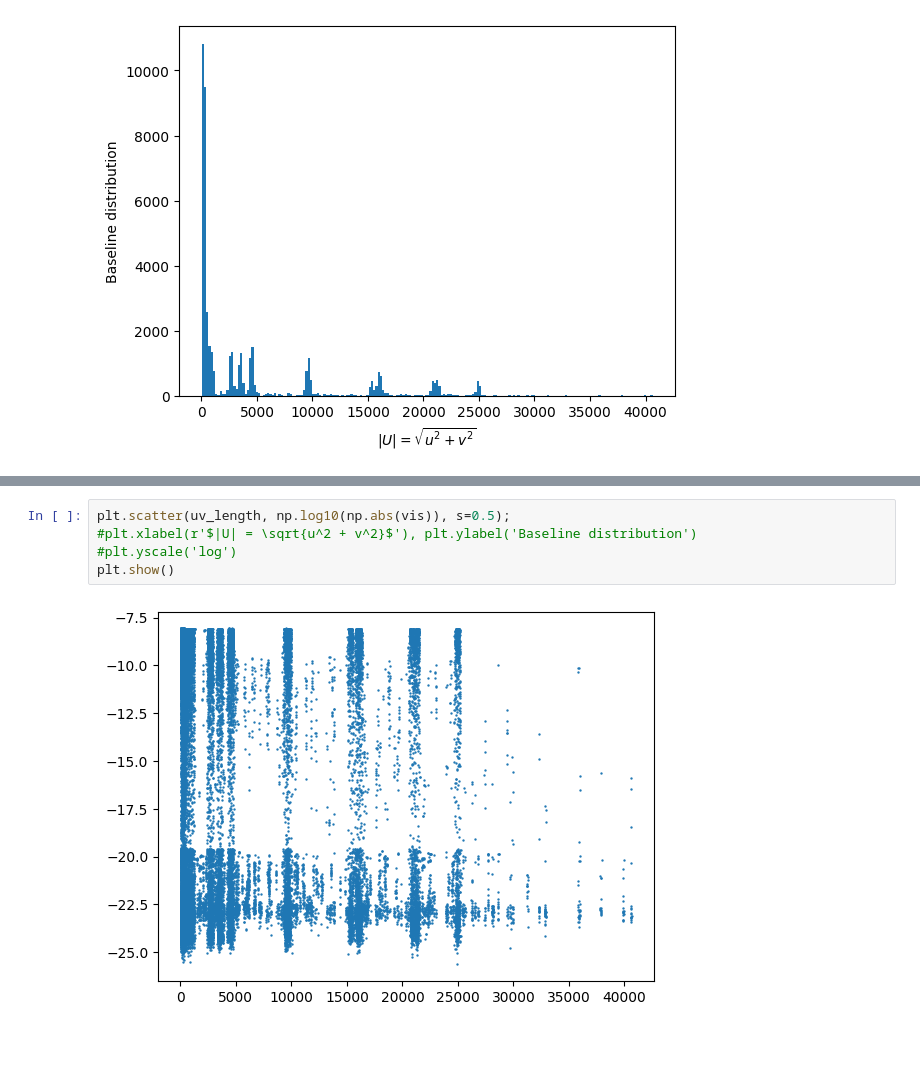
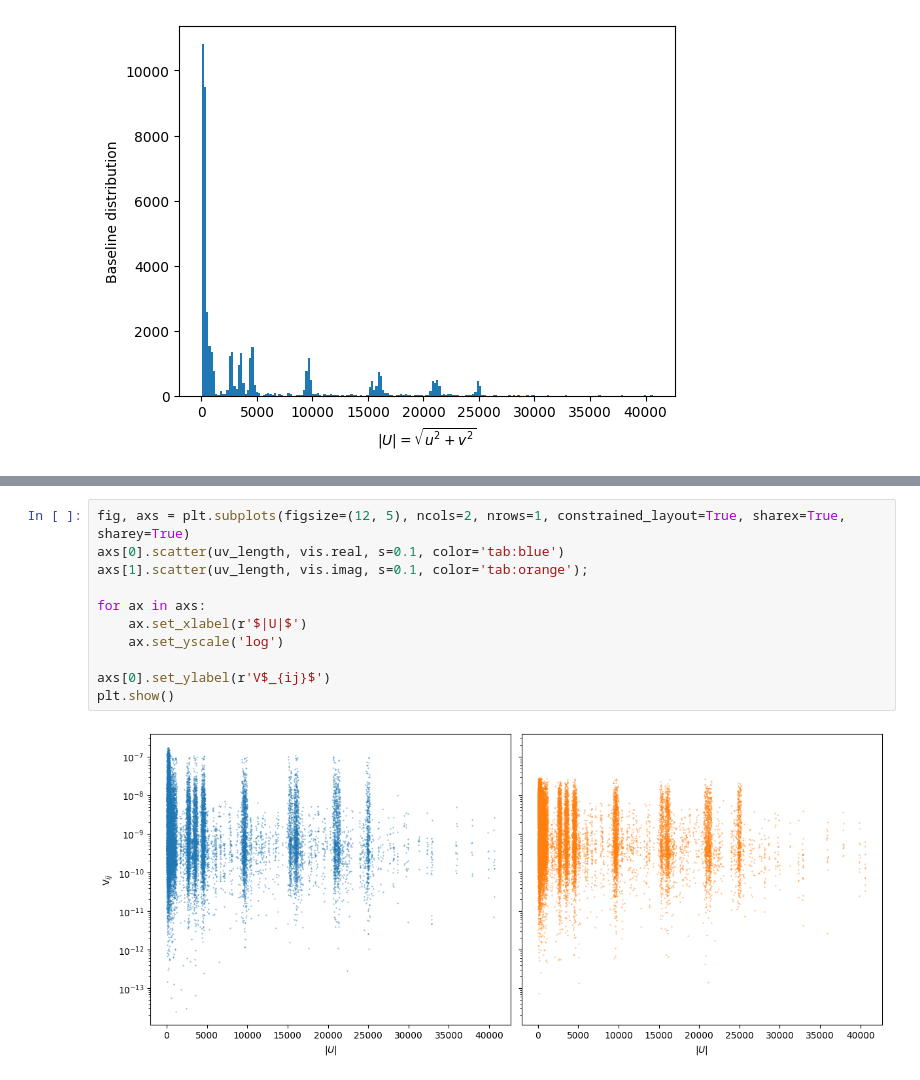
Before and after one commit to micbia/mirto, a Jupyter notebook: utils_telescope/sim_visibility.ipynb, the cells around one changed output, grey strips where cells are left out. Cells and saved outputs as stored; diff of their text form; blank space fills up the shorter version.

```diff
--- a/utils_telescope/sim_visibility.ipynb
+++ b/utils_telescope/sim_visibility.ipynb
@@ -173,10 +180,16 @@ plt.show(), plt.clf()
 (None, None)
 <Figure size 640x480 with 0 Axes>
-# %%
-plt.scatter(uv_length, np.log10(np.abs(vis)), s=0.5);
-#plt.xlabel(r'$|U| = \sqrt{u^2 + v^2}$'), plt.ylabel('Baseline distribution')
-#plt.yscale('log')
-plt.show()
-# %% [output]
-[figure, removed]
+# %%
+fig, axs = plt.subplots(figsize=(12, 5), ncols=2, nrows=1, constrained_layout=True, sharex=True, sharey=True)
+axs[0].scatter(uv_length, vis.real, s=0.1, color='tab:blue')
+axs[1].scatter(uv_length, vis.imag, s=0.1, color='tab:orange');
+
+for ax in axs:
+    ax.set_xlabel(r'$|U|$')
+    ax.set_yscale('log')
+
+axs[0].set_ylabel(r'V$_{ij}$')
+plt.show()
+# %% [output]
+[figure, added]
 # %%
```
Also changed, not shown: parts of 11 cells of this notebook, 5 other files.
